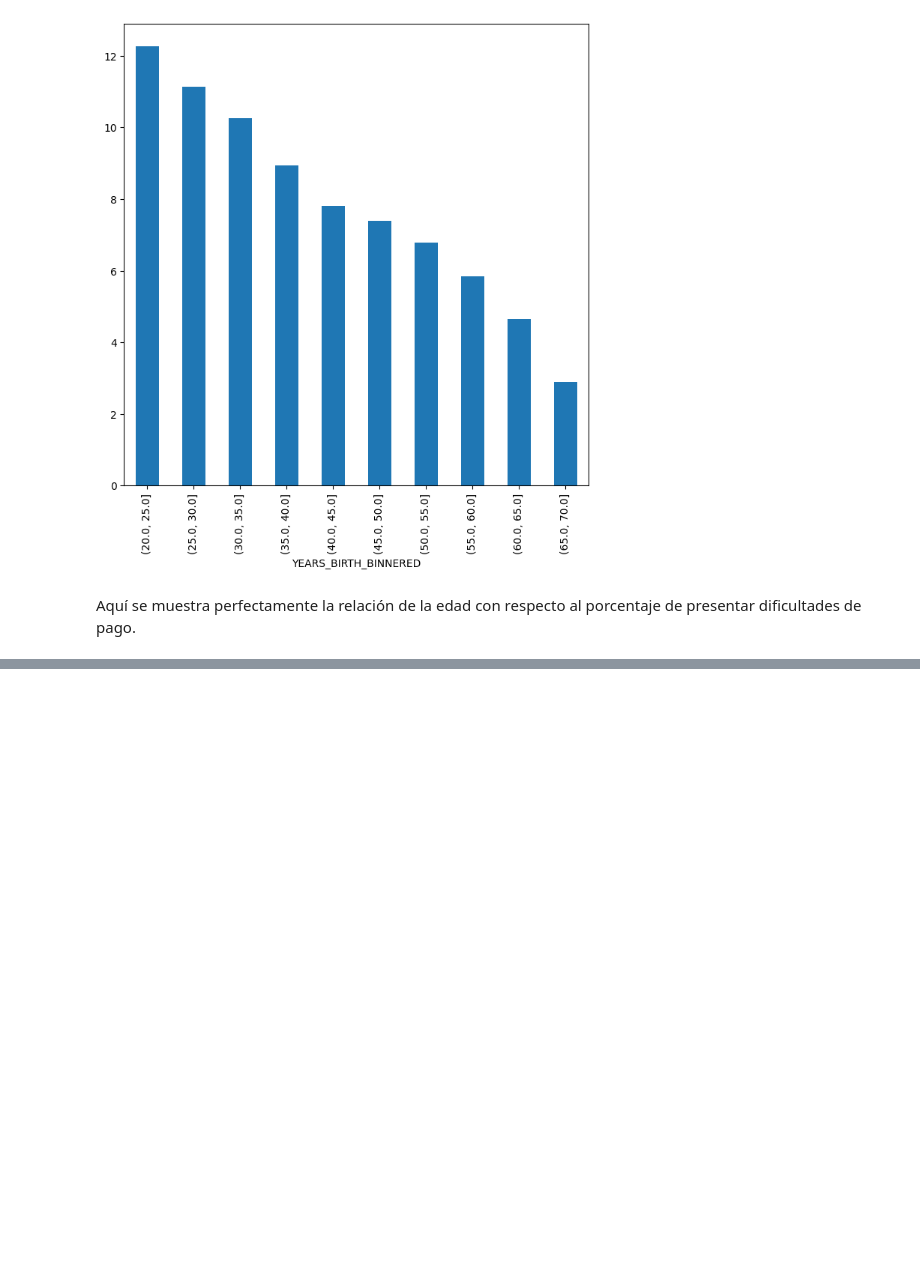
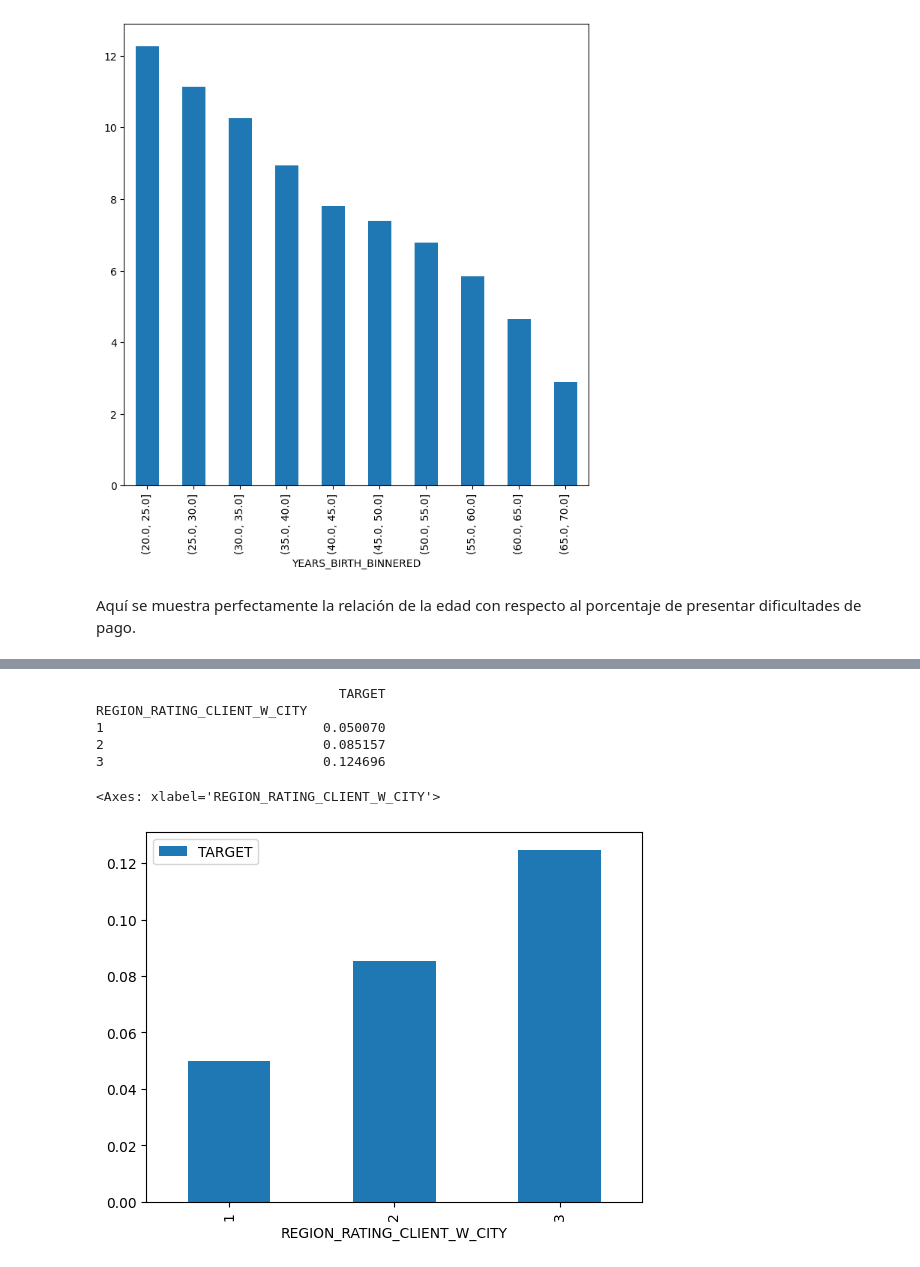
Before and after one commit to d4rk3rr41n/data-science-project-Home-Credit-Default-Risk, a Jupyter notebook: data-science-project-Home-Credit-Default-Risk/EDA-project.ipynb, the cells around one changed output, grey strips where cells are left out. Cells and saved outputs as stored; diff of their text form; code cells hidden in the pictures; blank space fills up the shorter version.

```diff
--- a/data-science-project-Home-Credit-Default-Risk/EDA-project.ipynb
+++ b/data-science-project-Home-Credit-Default-Risk/EDA-project.ipynb
@@ -314,0 +349,13 @@ Aquí se muestra perfectamente la relación de la edad con respecto al porcentaj
+# %%
+region_w_city = df_filtered[['TARGET', 'REGION_RATING_CLIENT_W_CITY']]
+region_w_city_grouped = region_w_city.groupby('REGION_RATING_CLIENT_W_CITY').mean()
+print(region_w_city_grouped)
+region_w_city_grouped.plot.bar()
+# %% [output]
+                               TARGET
+REGION_RATING_CLIENT_W_CITY
+1                            0.050070
+2                            0.085157
+3                            0.124696
+<Axes: xlabel='REGION_RATING_CLIENT_W_CITY'>
+[figure, added]
```
Also changed, not shown: parts of 6 cells of this notebook.
